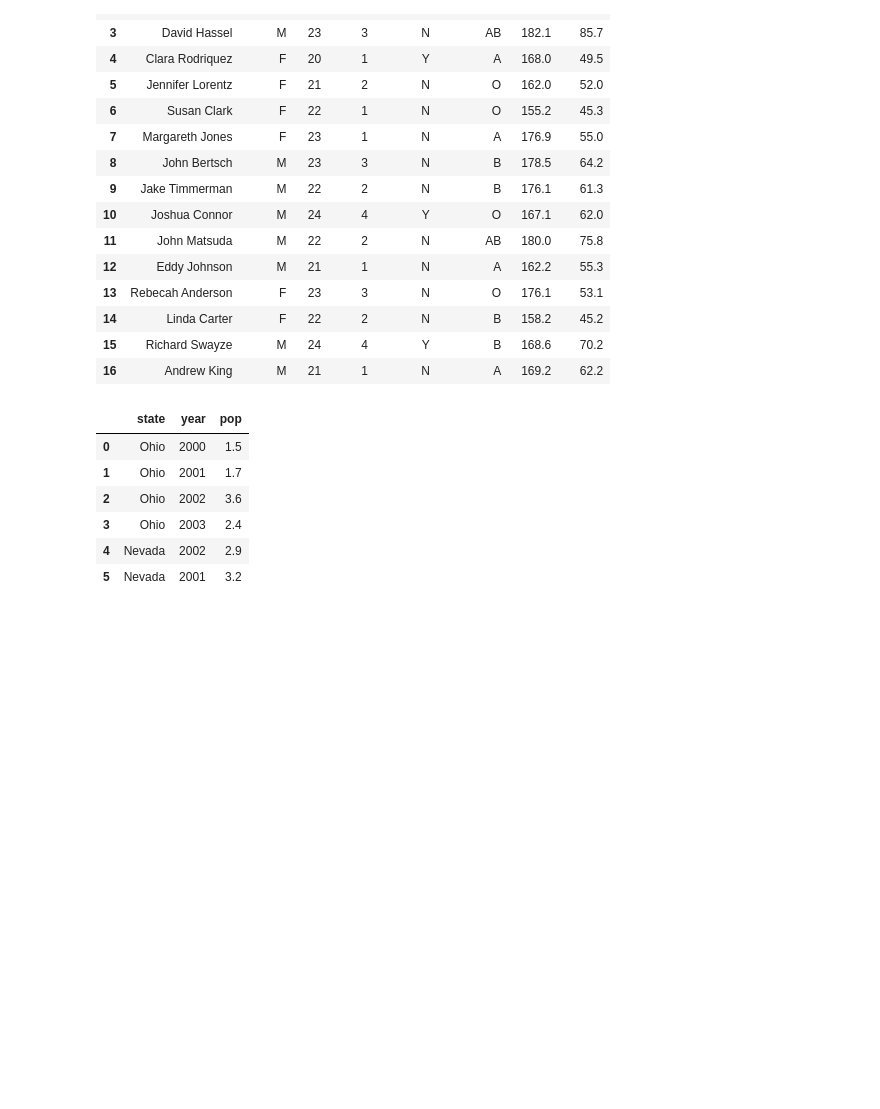
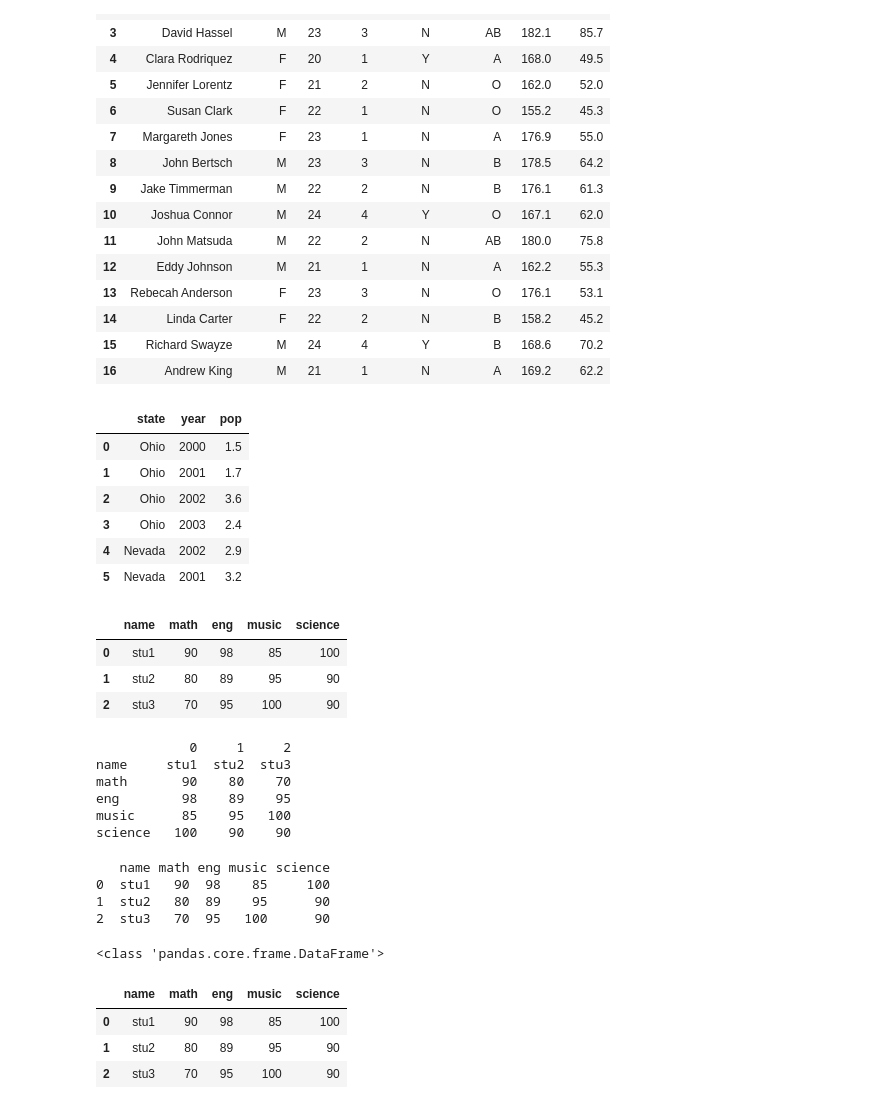
Before and after one commit to mav01-code/SamsungInnovation-AI, a Jupyter notebook: Pandas.ipynb, the cells around one changed output. Saved outputs shown, nothing was run; the diff lists cells and outputs as text; code cells hidden in the pictures; blank space fills up the shorter version.

```diff
--- a/Pandas.ipynb
+++ b/Pandas.ipynb
@@ -1077,3 +1058,41 @@ frame
 | 3 | Ohio | 2003 | 2.4 |
 | 4 | Nevada | 2002 | 2.9 |
 | 5 | Nevada | 2001 | 3.2 |
+# %%
+exam_data = {'name': ['stu1', 'stu2', 'stu3'], 'math': [90, 80, 70], 'eng': [98, 89, 95], 'music': [85, 95, 100], 'science': [100, 90, 90]}
+df = pd.DataFrame(exam_data)
+df
+# %% [output]
+|  | name | math | eng | music | science |
+| 0 | stu1 | 90 | 98 | 85 | 100 |
+| 1 | stu2 | 80 | 89 | 95 | 90 |
+| 2 | stu3 | 70 | 95 | 100 | 90 |
+# %%
+df = df.transpose()
+print(df)
+# %% [output]
+            0     1     2
+name     stu1  stu2  stu3
+math       90    80    70
+eng        98    89    95
+music      85    95   100
+science   100    90    90
+# %%
+df = df.T
+print(df)
+# %% [output]
+   name math eng music science
+0  stu1   90  98    85     100
+1  stu2   80  89    95      90
+2  stu3   70  95   100      90
+# %%
+print(type(df))
+# %% [output]
+<class 'pandas.core.frame.DataFrame'>
+# %%
+df
+# %% [output]
+|  | name | math | eng | music | science |
+| 0 | stu1 | 90 | 98 | 85 | 100 |
+| 1 | stu2 | 80 | 89 | 95 | 90 |
+| 2 | stu3 | 70 | 95 | 100 | 90 |
```
Also changed, not shown: parts of 30 cells of this notebook, 3 other files.
